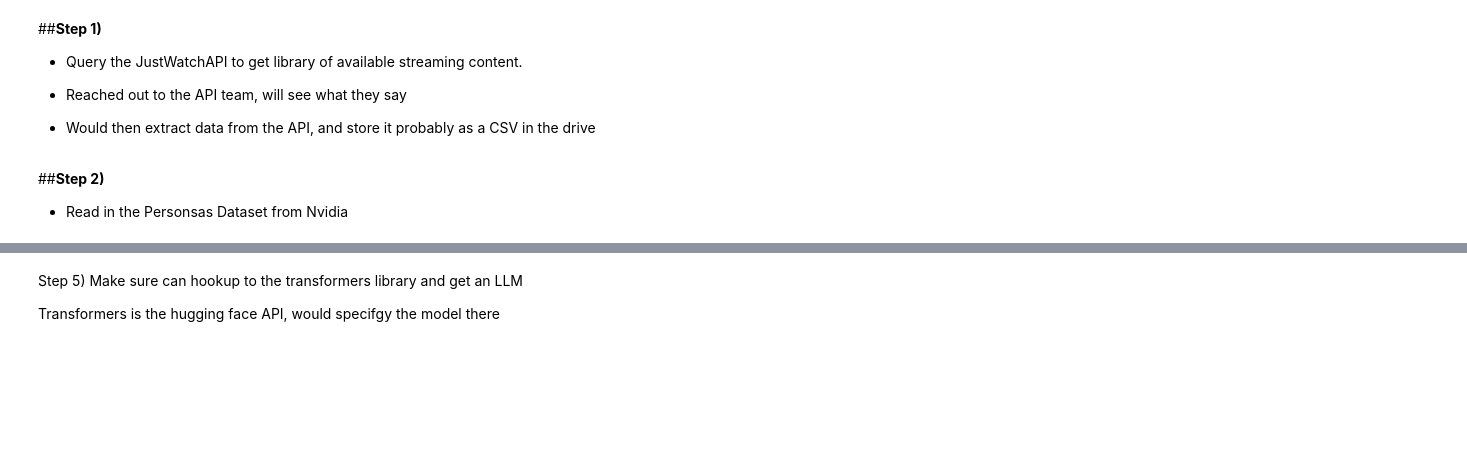
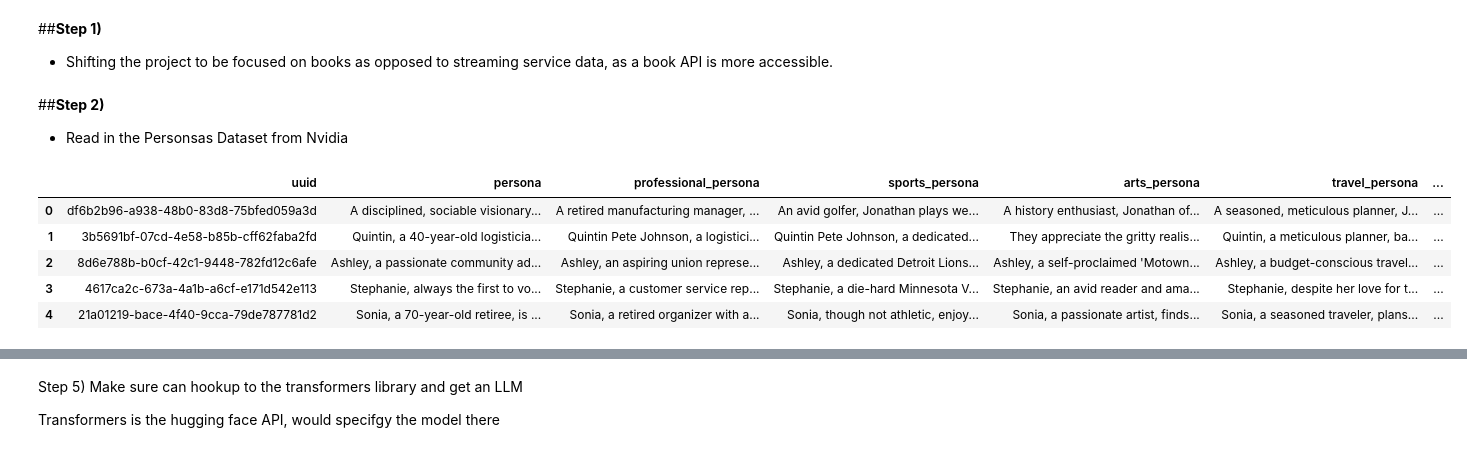
Before and after one commit to nradich/A_Streaming_Analysis, a Jupyter notebook: StreamingPrediction.ipynb, the cells around one changed output, grey strips where cells are left out. Drawn from its saved outputs; the diff is of its cells as text; code cells hidden in the pictures; blank space fills up the shorter version.

Commit message:
Working on tokenizing the nvidia gretel personas dataset

```diff
--- a/StreamingPrediction.ipynb
+++ b/StreamingPrediction.ipynb
@@ -1,13 +1,27 @@
 # %% [markdown]
 <a href="https://colab.research.google.com/github/nradich/A_Streaming_Analysis/blob/collab_test/StreamingPrediction.ipynb" target="_parent"><img src="https://colab.research.google.com/assets/colab-badge.svg" alt="Open In Colab"/></a>
-# %% [markdown]
-##**Step 1)**
-
- - Query the JustWatchAPI to get library of available streaming content.
- - Reached out to the API team, will see what they say
-
- - Would then extract data from the API, and store it probably as a CSV in the drive
+# %% [markdown]
+##**Step 1)**
+
+ - Shifting the project to be focused on books as opposed to streaming service data, as a book API is more accessible.
 # %% [markdown]
 ##**Step 2)**
 
 - Read in the Personsas Dataset from Nvidia
+# %%
+import pandas as pd
+
+# Login using e.g. `huggingface-cli login` to access this dataset
+#don't need to authenticate as it is public
+personas_df = pd.read_parquet("hf://datasets/nvidia/Nemotron-Personas/data/train-00000-of-00001.parquet")
+#take only a small section of the DF for trial
+small_personas_df = personas_df[:5]
+# %%
+small_personas_df
+# %% [output]
+|  | uuid | persona | professional_persona | sports_persona | arts_persona | travel_persona | ... |
+| 0 | df6b2b96-a938-48b0-83d8-75bfed059a3d | A disciplined, sociable visionary... | A retired manufacturing manager, ... | An avid golfer, Jonathan plays we... | A history enthusiast, Jonathan of... | A seasoned, meticulous planner, J... | ... |
+| 1 | 3b5691bf-07cd-4e58-b85b-cff62faba2fd | Quintin, a 40-year-old logisticia... | Quintin Pete Johnson, a logistici... | Quintin Pete Johnson, a dedicated... | They appreciate the gritty realis... | Quintin, a meticulous planner, ba... | ... |
+| 2 | 8d6e788b-b0cf-42c1-9448-782fd12c6afe | Ashley, a passionate community ad... | Ashley, an aspiring union represe... | Ashley, a dedicated Detroit Lions... | Ashley, a self-proclaimed 'Motown... | Ashley, a budget-conscious travel... | ... |
+| 3 | 4617ca2c-673a-4a1b-a6cf-e171d542e113 | Stephanie, always the first to vo... | Stephanie, a customer service rep... | Stephanie, a die-hard Minnesota V... | Stephanie, an avid reader and ama... | Stephanie, despite her love for t... | ... |
+| 4 | 21a01219-bace-4f40-9cca-79de787781d2 | Sonia, a 70-year-old retiree, is ... | Sonia, a retired organizer with a... | Sonia, though not athletic, enjoy... | Sonia, a passionate artist, finds... | Sonia, a seasoned traveler, plans... | ... |
```
Also changed, not shown: parts of 10 cells of this notebook.
